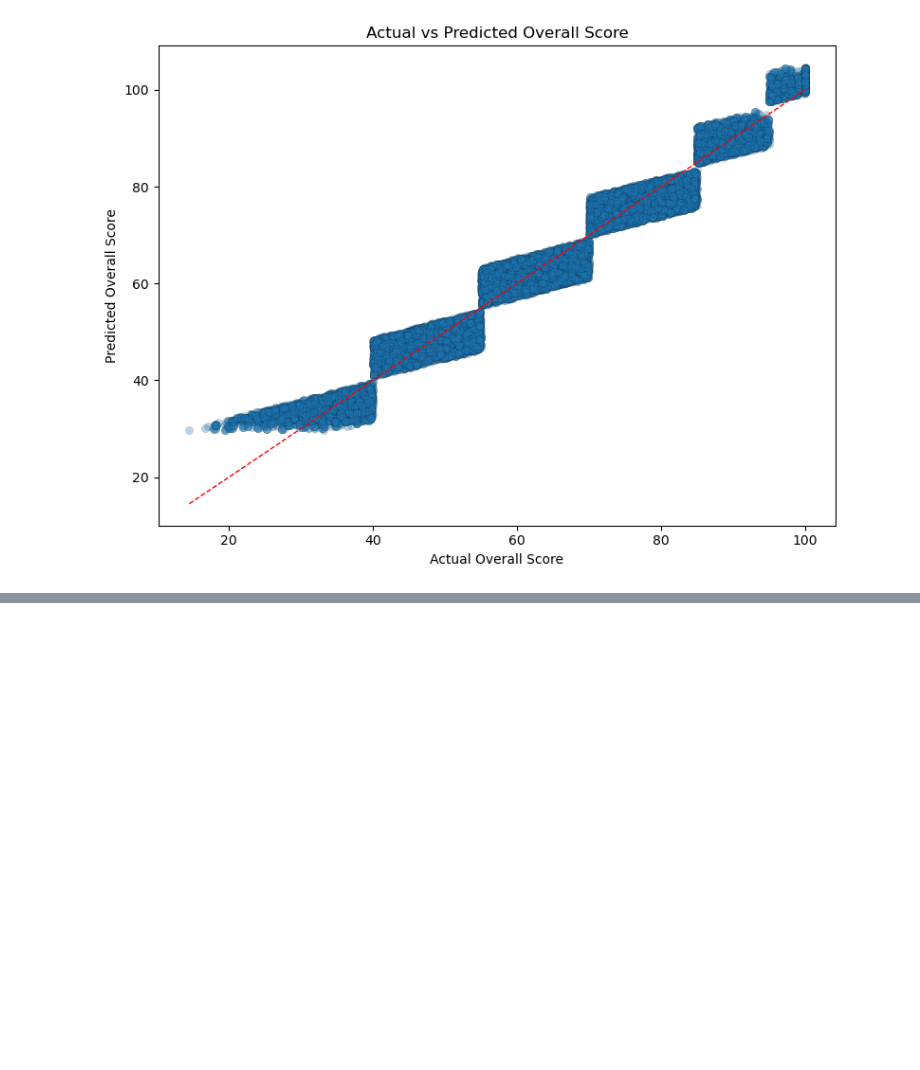
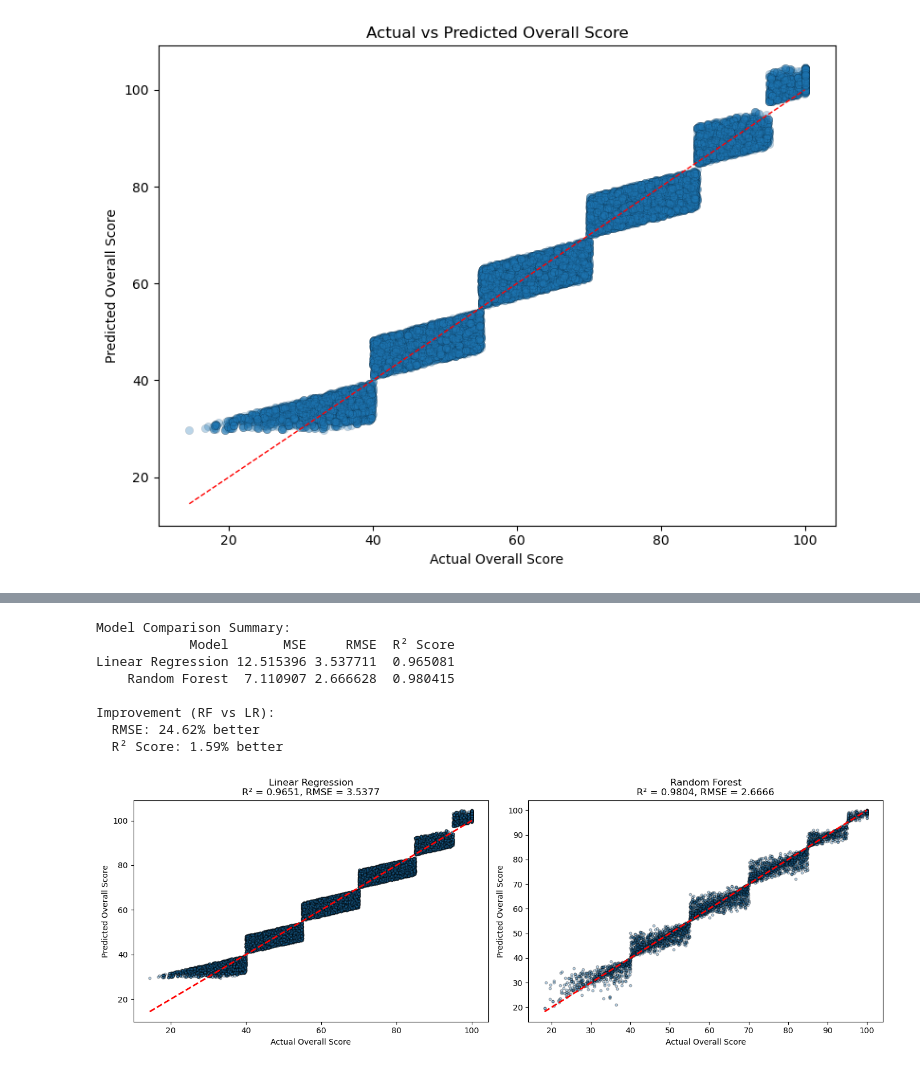
Before and after one commit to bapaidas2002/Projects, a Jupyter notebook: SKE309_Project/main.ipynb, the cells around one changed output, grey strips where cells are left out. Drawn from its saved outputs; the diff is of its cells as text; code cells hidden in the pictures; blank space fills up the shorter version.

```diff
--- a/SKE309_Project/main.ipynb
+++ b/SKE309_Project/main.ipynb
@@ -270,0 +400,44 @@ R2 score: 0.9651
+# %%
+# Compare Random Forest vs Linear Regression
+comparison_df = pd.DataFrame({
+    'Model': ['Linear Regression', 'Random Forest'],
+    'MSE': [mse, mse_rf],
+    'RMSE': [rmse, rmse_rf],
+    'R² Score': [r2, r2_rf]
+})
+
+print("Model Comparison Summary:")
+print(comparison_df.to_string(index=False))
+print(f"\nImprovement (RF vs LR):")
+print(f"  RMSE: {((rmse - rmse_rf) / rmse * 100):.2f}% better")
+print(f"  R² Score: {((r2_rf - r2) / r2 * 100):.2f}% better")
+
+# Visualization comparison
+fig, axes = plt.subplots(1, 2, figsize=(14, 5))
+
+# Linear Regression
+axes[0].scatter(y, y_pred_lr, alpha=0.3, edgecolor='k', s=10)
+axes[0].plot([y.min(), y.max()], [y.min(), y.max()], "r--", lw=2)
+axes[0].set_title(f'Linear Regression\nR² = {r2:.4f}, RMSE = {rmse:.4f}')
+axes[0].set_xlabel('Actual Overall Score')
+axes[0].set_ylabel('Predicted Overall Score')
+
+# Random Forest
+axes[1].scatter(y_test, y_pred_rf, alpha=0.3, edgecolor='k', s=10)
+axes[1].plot([y_test.min(), y_test.max()], [y_test.min(), y_test.max()], "r--", lw=2)
+axes[1].set_title(f'Random Forest\nR² = {r2_rf:.4f}, RMSE = {rmse_rf:.4f}')
+axes[1].set_xlabel('Actual Overall Score')
+axes[1].set_ylabel('Predicted Overall Score')
+
+plt.tight_layout()
+plt.show()
+# %% [output]
+Model Comparison Summary:
+            Model       MSE     RMSE  R² Score
+Linear Regression 12.515396 3.537711  0.965081
+    Random Forest  7.110907 2.666628  0.980415
+
+Improvement (RF vs LR):
+  RMSE: 24.62% better
+  R² Score: 1.59% better
+[figure, added]
```
Also changed, not shown: parts of 5 cells of this notebook, 1 other file.
